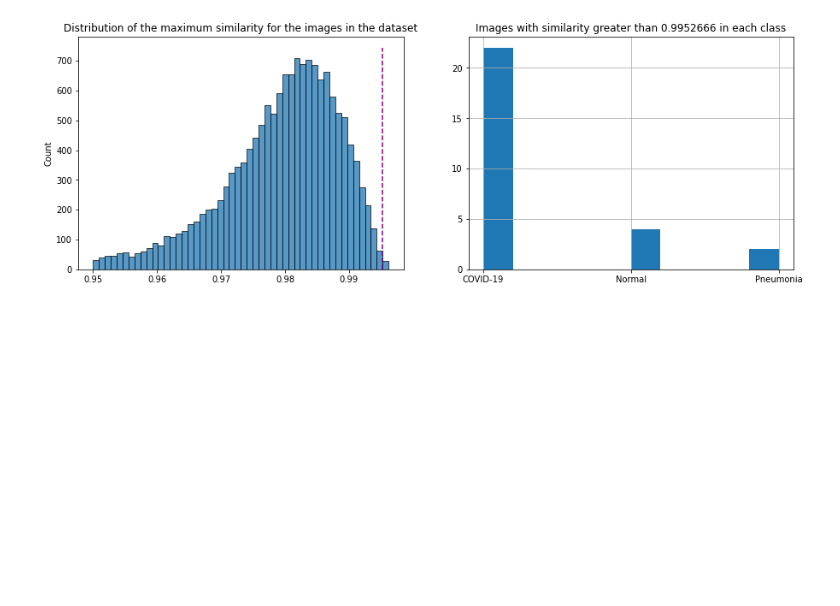
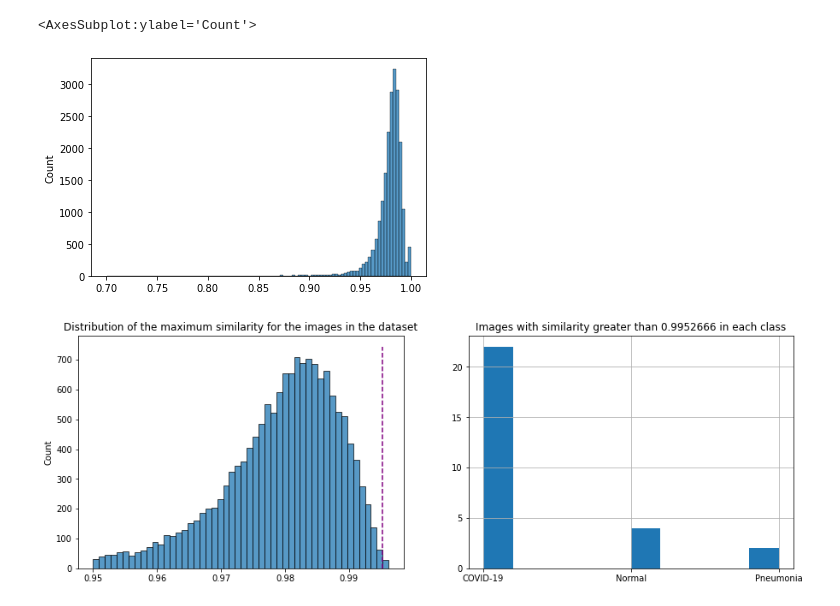
Before and after one commit to joaomarcoscsilva/issues-covid-image-diagnosis, a Jupyter notebook: Trim.ipynb, the cells around one changed output. Saved outputs shown, nothing was run; the diff lists cells and outputs as text; code cells hidden in the pictures; blank space fills up the shorter version.

```diff
--- a/Trim.ipynb
+++ b/Trim.ipynb
@@ -19,11 +21,11 @@ from sklearn.metrics import confusion_matrix
 WARNING:absl:No GPU/TPU found, falling back to CPU. (Set TF_CPP_MIN_LOG_LEVEL=0 and rerun for more info.)
 # %%
 SEED = 14
-DATASET = 'mendeley_curated'
-NUM_CLASSES = 3
+DATASET = 'tawsifur'
+NUM_CLASSES = 4
 # %%
 rng = jax.random.PRNGKey(SEED)
 
-data = Dataset.load("data/" + DATASET, rng=rng, num_classes = NUM_CLASSES, official_split = True)
+data = Dataset.load(DATASET, rng=rng, official_split = True)
 rng = jax.random.split(rng)[0]
 # %% [output]
@@ -45,3 +44,10 @@ tcmalloc: large alloc 1955381248 bytes == 0x18a22c000 @  0x7fc408079680 0x7fc408
+# %%
+import seaborn as sns
+max_sim = sims.max(0)
+sns.histplot(max_sim, bins=100)
+# %% [output]
+<AxesSubplot:ylabel='Count'>
+[figure, added]
 # %%
 new_data = trim_duplicates.remove_duplicates(None, data, sims, None)
 # %% [output]
```
Also changed, not shown: parts of 3 cells of this notebook, 22 other files.
